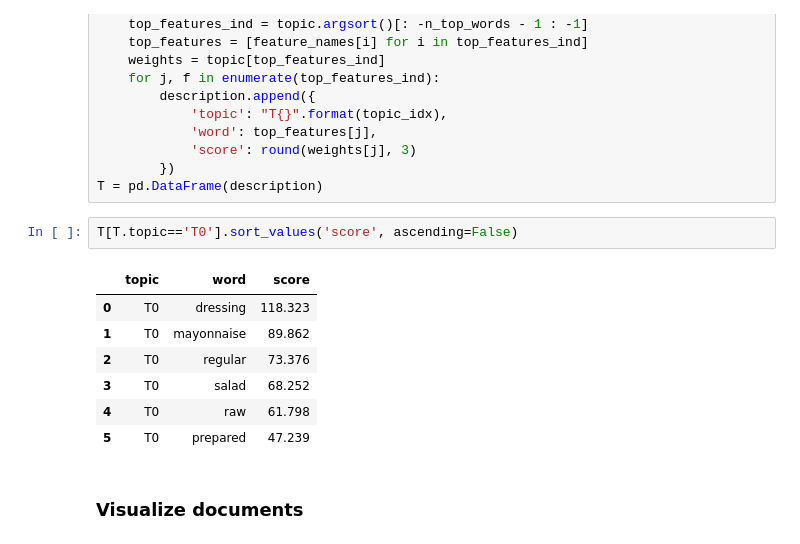
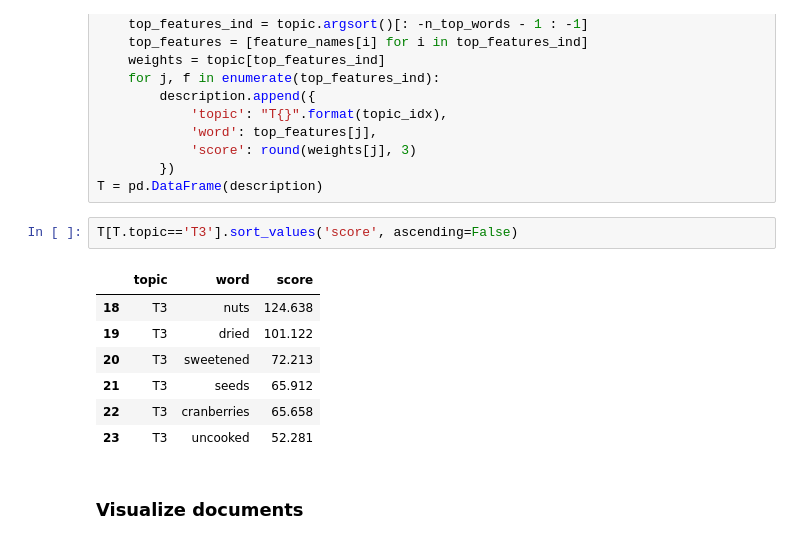
Before and after one commit to afflint/inforet, a Jupyter notebook: 2021-22/recipe-clusters.ipynb, the cells around one changed output. Cells and saved outputs as stored; diff of their text form.

```diff
--- a/2021-22/recipe-clusters.ipynb
+++ b/2021-22/recipe-clusters.ipynb
@@ -67,15 +106,15 @@ for topic_idx, topic in enumerate(lda_vec.components_):
         })
 T = pd.DataFrame(description)
 # %%
-T[T.topic=='T0'].sort_values('score', ascending=False)
+T[T.topic=='T3'].sort_values('score', ascending=False)
 # %% [output]
 |  | topic | word | score |
-| 0 | T0 | dressing | 118.323 |
-| 1 | T0 | mayonnaise | 89.862 |
-| 2 | T0 | regular | 73.376 |
-| 3 | T0 | salad | 68.252 |
-| 4 | T0 | raw | 61.798 |
-| 5 | T0 | prepared | 47.239 |
+| 18 | T3 | nuts | 124.638 |
+| 19 | T3 | dried | 101.122 |
+| 20 | T3 | sweetened | 72.213 |
+| 21 | T3 | seeds | 65.912 |
+| 22 | T3 | cranberries | 65.658 |
+| 23 | T3 | uncooked | 52.281 |
 # %% [markdown]
 ### Visualize documents
 # %%
```
Also changed, not shown: parts of 9 cells of this notebook, 6 other files.
